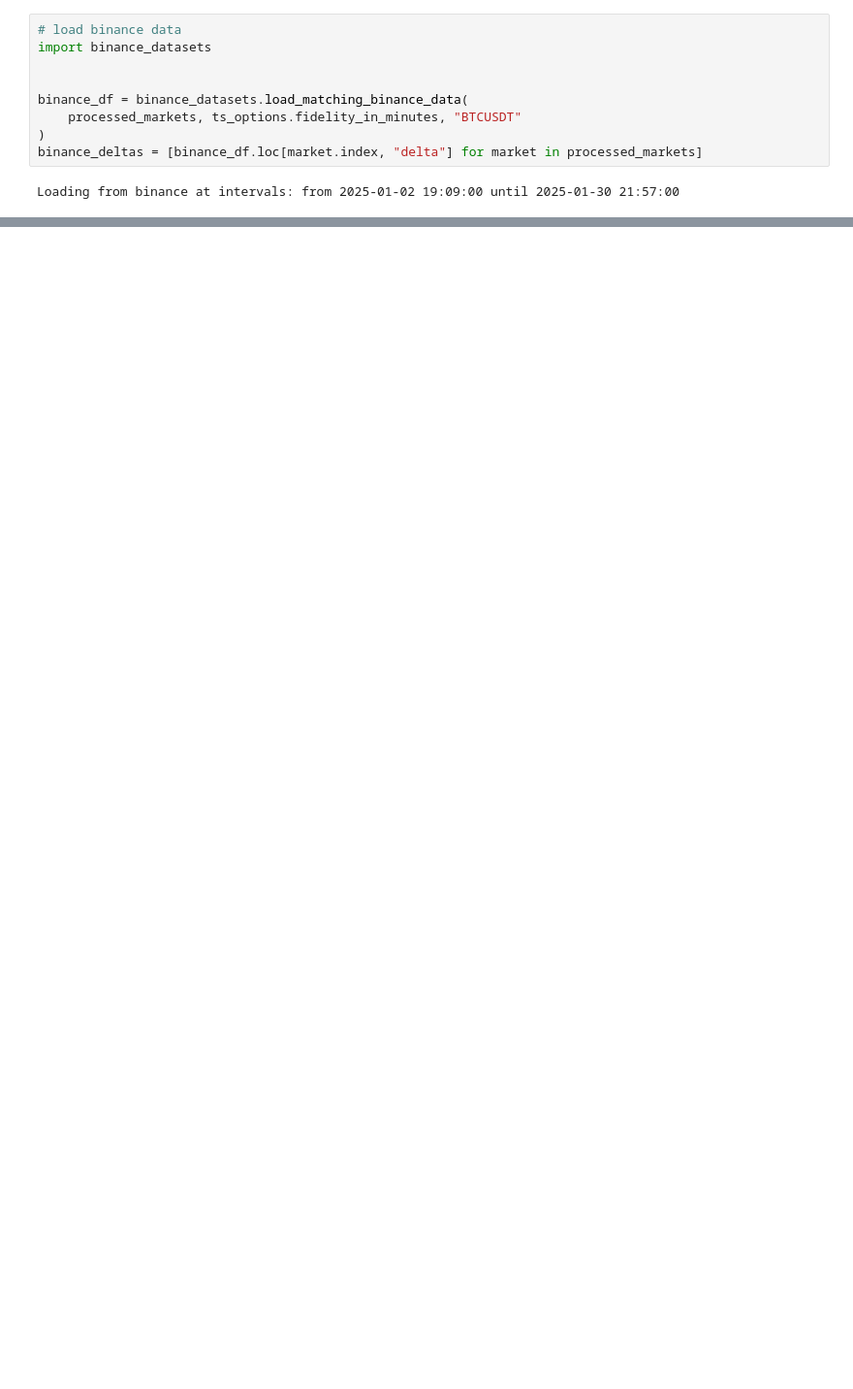
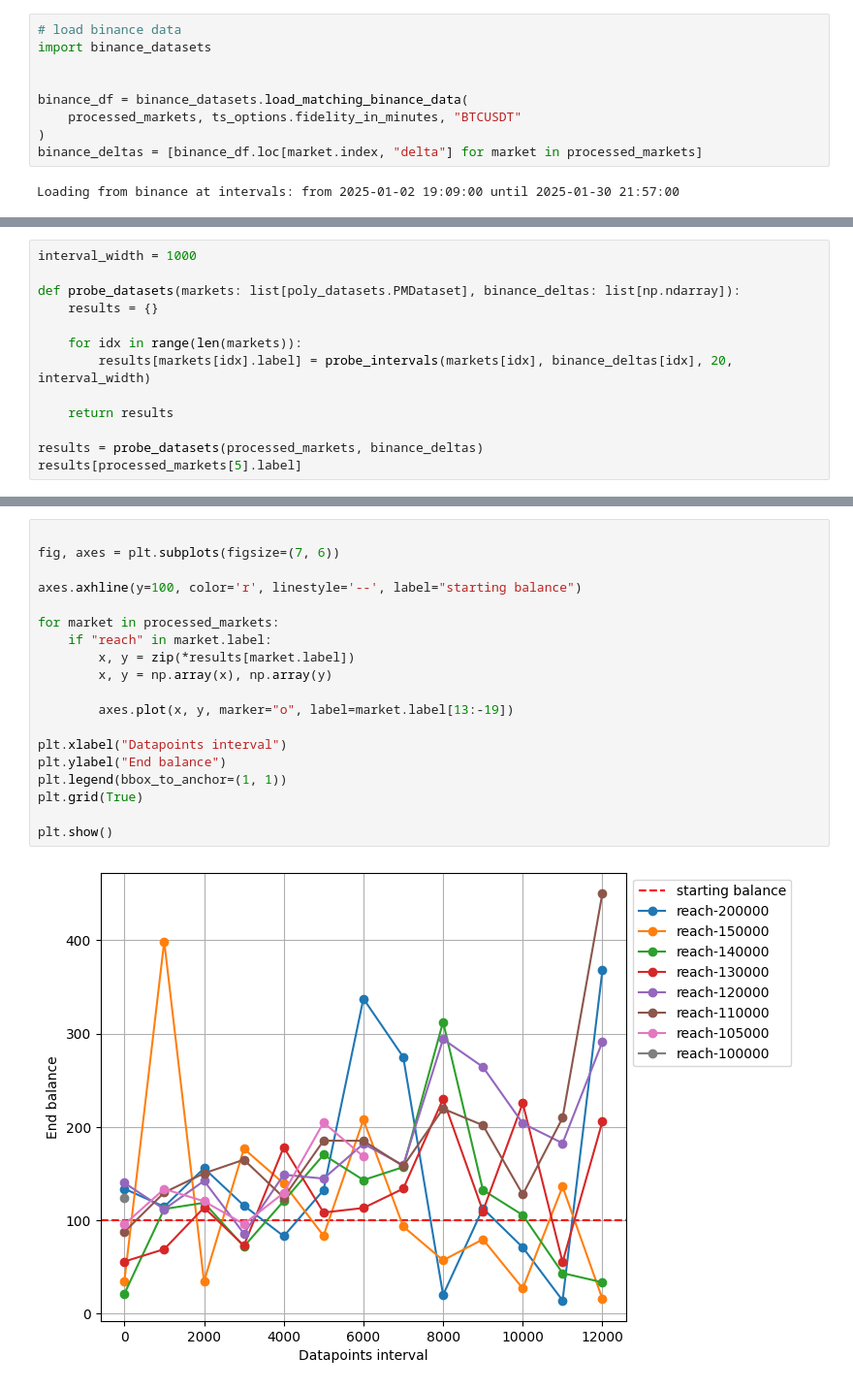
Before and after one commit to DiceNameIsMy/algotrading, a Jupyter notebook: src/experiment.ipynb, the cells around one changed output, grey strips where cells are left out. Shown: that part at 97% size. Cells and saved outputs as stored; diff of their text form; blank space fills up the shorter version.

```diff
--- a/src/experiment.ipynb
+++ b/src/experiment.ipynb
@@ -338,0 +335,13 @@ trade_descisions_made: 13494
+# %%
+interval_width = 1000
+
+def probe_datasets(markets: list[poly_datasets.PMDataset], binance_deltas: list[np.ndarray]):
+    results = {}
+
+    for idx in range(len(markets)):
+        results[markets[idx].label] = probe_intervals(markets[idx], binance_deltas[idx], 20, interval_width)
+
+    return results
+
+results = probe_datasets(processed_markets, binance_deltas)
+results[processed_markets[5].label]
@@ -338,0 +362,21 @@ trade_descisions_made: 13494
+# %%
+
+fig, axes = plt.subplots(figsize=(7, 6))
+
+axes.axhline(y=100, color='r', linestyle='--', label="starting balance")
+
+for market in processed_markets:
+    if "reach" in market.label:
+        x, y = zip(*results[market.label])
+        x, y = np.array(x), np.array(y)
+
+        axes.plot(x, y, marker="o", label=market.label[13:-19])
+
+plt.xlabel("Datapoints interval")
+plt.ylabel("End balance")
+plt.legend(bbox_to_anchor=(1, 1))
+plt.grid(True)
+
+plt.show()
+# %% [output]
+[figure, added]
```
Also changed, not shown: parts of 19 cells of this notebook, 3 other files.
